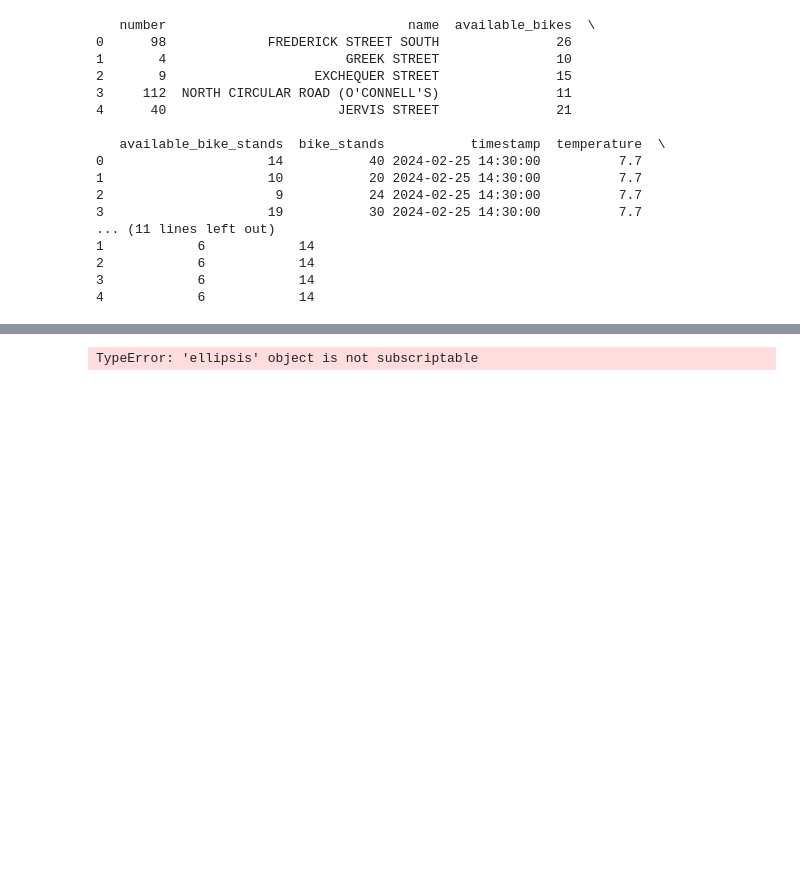
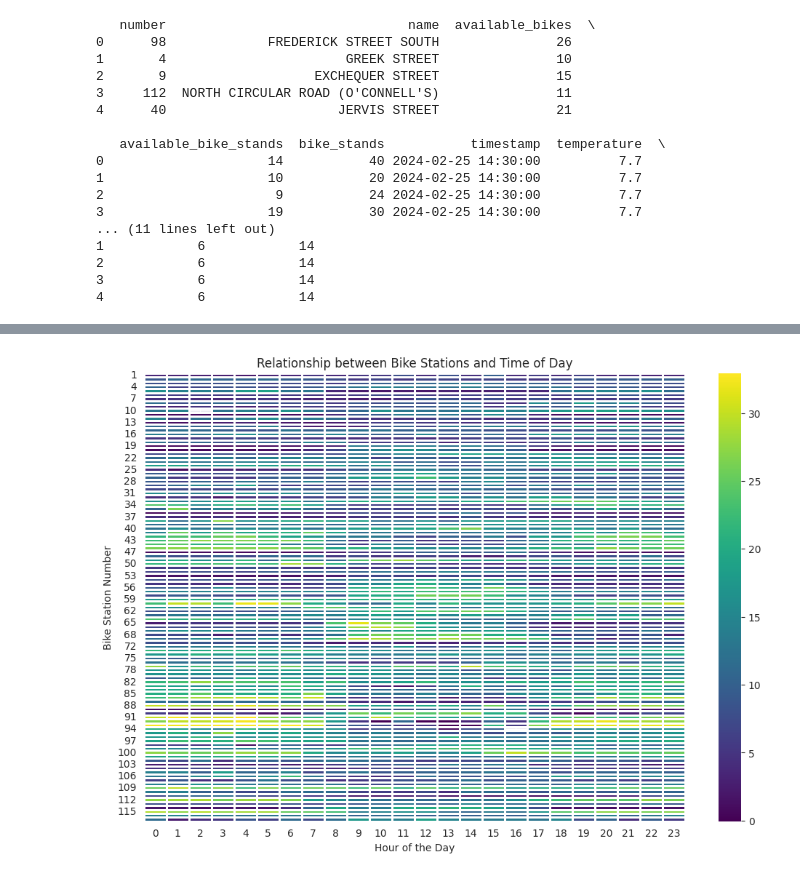
Before and after one commit to HelloMum/Dublin-Bike-Availability-Predictor, a Jupyter notebook: DataAnalytics/Model2.ipynb, the cells around one changed output, grey strips where cells are left out. Drawn from its saved outputs; the diff is of its cells as text; code cells hidden in the pictures; blank space fills up the shorter version.

Commit message:
Model Prediction debug and tuning.

```diff
--- a/DataAnalytics/Model2.ipynb
+++ b/DataAnalytics/Model2.ipynb
@@ -176,46 +176,19 @@ Mean Squared Error: 28.659910000748372
 # %%
-import matplotlib.pyplot as plt
-import seaborn as sns
-import pandas as pd
-from sklearn.model_selection import train_test_split
-from sklearn.svm import SVC
-from sklearn.metrics import mean_squared_error
-import joblib
 
-# Load your data here
-merged_df = ...
-
-# Define features and target variable
-X = merged_df[['number', 'day_of_week', 'hour_per_day', 'rain_hour_day', 'temperature', 'wind_speed', 'available_bike_stands']].head(50000)
-y = merged_df['available_bikes'].head(50000)  # Target variable
-
-# Split the data into training and testing sets
-X_train, X_test, y_train, y_test = train_test_split(X, y, test_size=0.2, random_state=42)
-
-# Train a support vector machine classifier
-svm_classifier = SVC()
-svm_classifier.fit(X_train, y_train)
-
-# Make predictions on the test set
-y_pred = svm_classifier.predict(X_test)
-
-# Calculate mean squared error
-mse = mean_squared_error(y_test, y_pred)
-print("Mean Squared Error:", mse)
 
 # Combine features and predictions for test data
 test_data_with_predictions = X_test.copy()
 test_data_with_predictions['Predicted Available Bikes'] = y_pred
 
 # Pivot the table to get the relationship between bike stations, time of the day, and predicted available bikes
 pivot_table = test_data_with_predictions.pivot_table(index='number', columns='hour_per_day', values='Predicted Available Bikes', aggfunc='mean')
 
 # Plot the heatmap
 plt.figure(figsize=(12, 8))
 sns.heatmap(pivot_table, cmap='viridis', linecolor='white', linewidth=1)
 plt.title('Relationship between Bike Stations and Time of Day')
 plt.xlabel('Hour of the Day')
 plt.ylabel('Bike Station Number')
 plt.show()
 # %% [output]
-TypeError: 'ellipsis' object is not subscriptable
+[figure, added]
```
Also changed, not shown: parts of 3 cells of this notebook.
